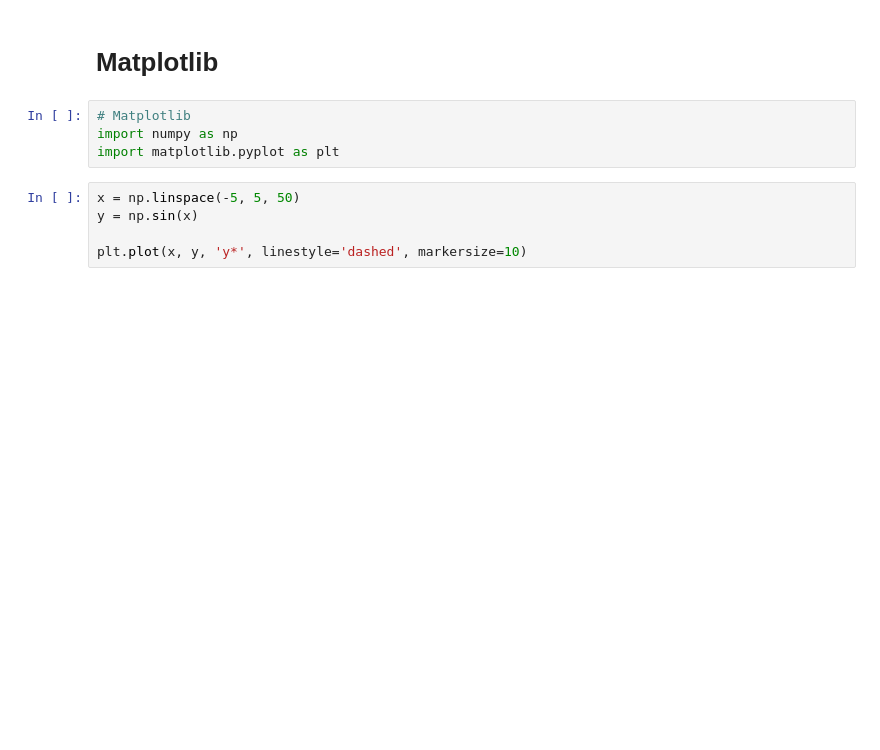
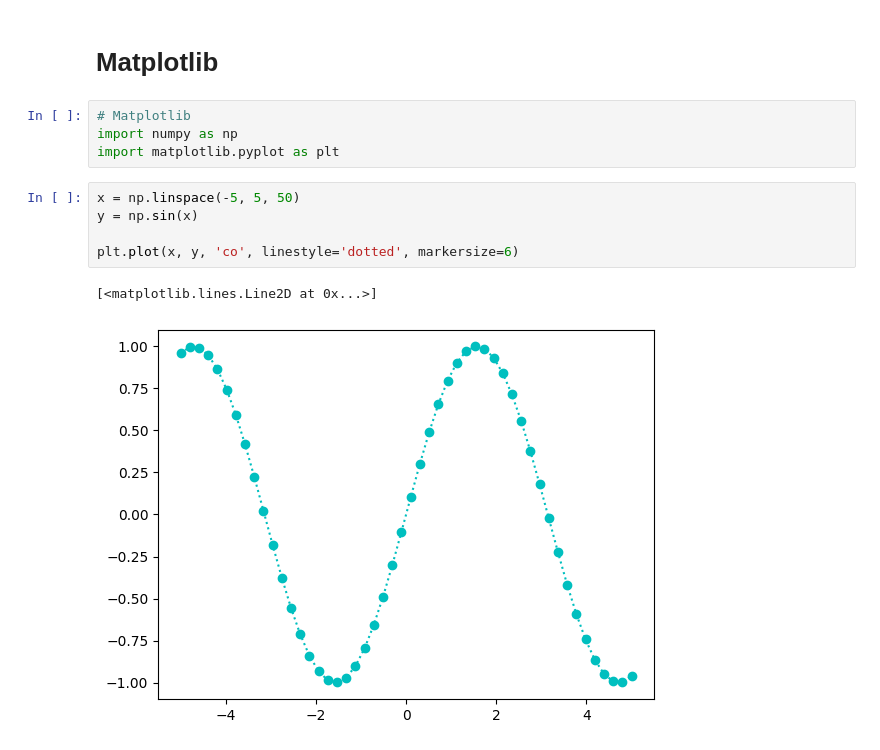
Before and after one commit to JSR-Mario/MeIA, a Jupyter notebook: 1.pd_np_plt.ipynb, the cells around one changed output. Saved outputs shown, nothing was run; the diff lists cells and outputs as text; blank space fills up the shorter version.

```diff
--- a/1.pd_np_plt.ipynb
+++ b/1.pd_np_plt.ipynb
@@ -199,8 +668,11 @@ import matplotlib.pyplot as plt
 # %%
 x = np.linspace(-5, 5, 50)
 y = np.sin(x)
 
-plt.plot(x, y, 'y*', linestyle='dashed', markersize=10)
+plt.plot(x, y, 'co', linestyle='dotted', markersize=6)
+# %% [output]
+[<matplotlib.lines.Line2D at 0x...>]
+[figure, added]
 # %%
 x = np.linspace(0, 2, 100)
 plt.plot(x, x, label='lineal')
```
Also changed, not shown: parts of 87 cells of this notebook.
